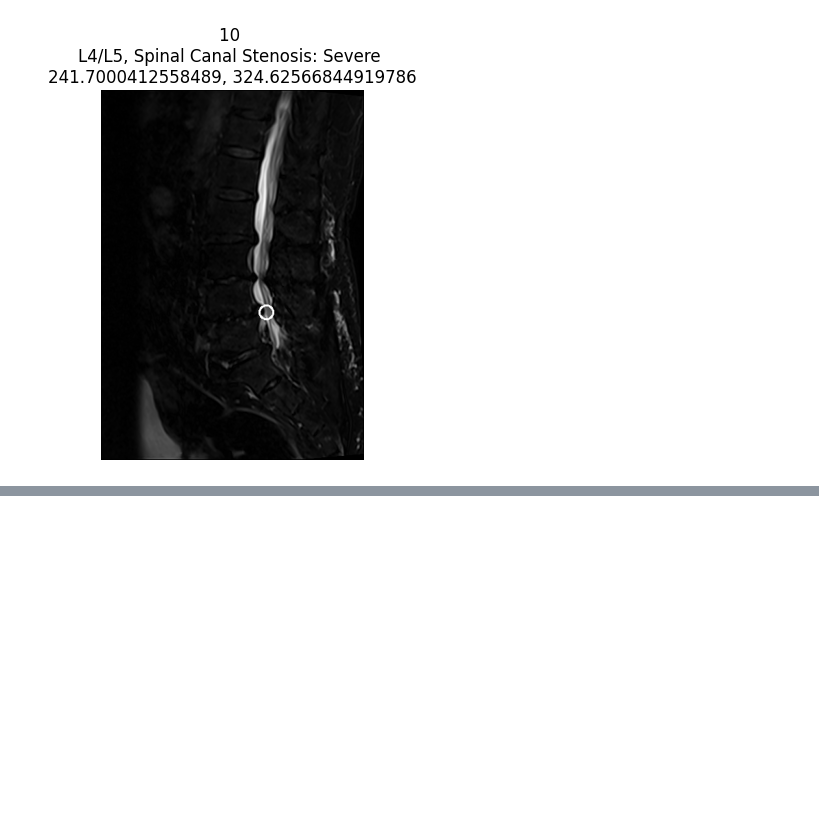
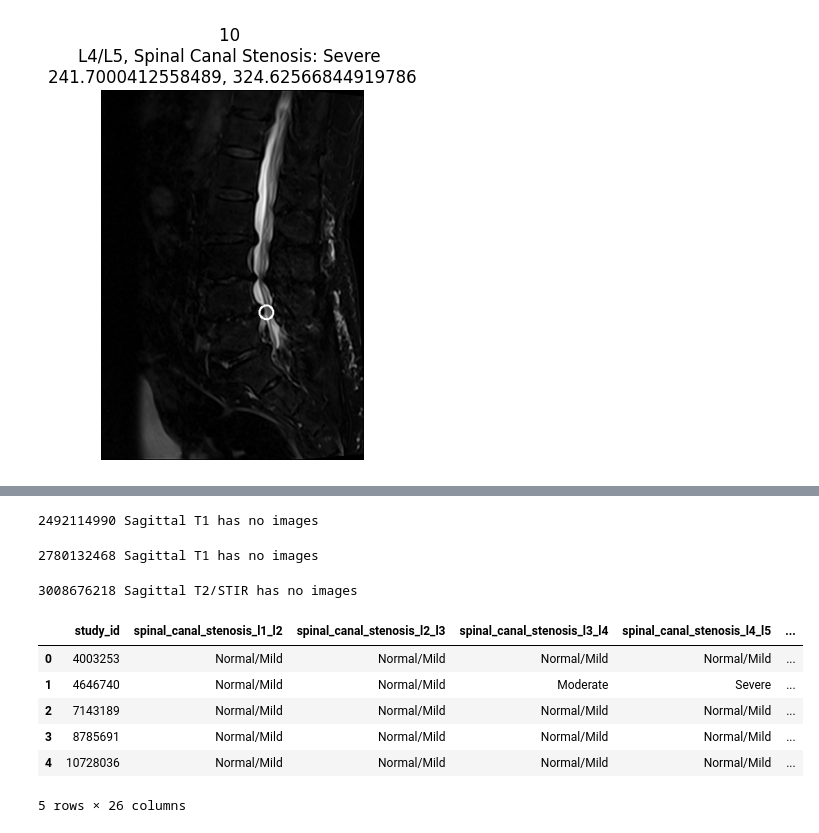
Before and after one commit to rickkosse/RSNA-2024-Lumbar-Spine-Degenerative-Classification, a Jupyter notebook: anatomy-image-visualization-overview-rsna-raids.ipynb, the cells around one changed output, grey strips where cells are left out. Cells and saved outputs as stored; diff of their text form; code cells hidden in the pictures; blank space fills up the shorter version.

```diff
--- a/anatomy-image-visualization-overview-rsna-raids.ipynb
+++ b/anatomy-image-visualization-overview-rsna-raids.ipynb
@@ -253,0 +213,48 @@ show_images_grid(images_list[0])
+# %%
+for idx, si in enumerate(tqdm(st_ids, total=len(st_ids))):
+    pdf = df[df['study_id']==si]
+    for ds in desc:
+        ds_ = ds.replace('/', '_')
+        pdf_ = pdf[pdf['series_description']==ds]
+        os.makedirs(f'cvt_png/{si}/{ds_}', exist_ok=True)
+        allimgs = []
+        for i, row in pdf_.iterrows():
+            pimgs = glob.glob(f'{rd}/train_images/{row["study_id"]}/{row["series_id"]}/*.dcm')
+            pimgs = sorted(pimgs, key=natural_keys)
+            allimgs.extend(pimgs)
+
+        if len(allimgs)==0:
+            print(si, ds, 'has no images')
+            continue
+
+        if ds == 'Axial T2':
+            for j, impath in enumerate(allimgs):
+                dst = f'cvt_png/{si}/{ds}/{j:03d}.png'
+                imread_and_imwirte(impath, dst)
+
+        elif ds == 'Sagittal T2/STIR':
+
+            step = len(allimgs) / 10.0
+            st = len(allimgs)/2.0 - 4.0*step
+            end = len(allimgs)+0.0001
+            for j, i in enumerate(np.arange(st, end, step)):
+                dst = f'cvt_png/{si}/{ds_}/{j:03d}.png'
+                ind2 = max(0, int((i-0.5001).round()))
+                imread_and_imwirte(allimgs[ind2], dst)
+
+            assert len(glob.glob(f'cvt_png/{si}/{ds_}/*.png'))==10
+
+        elif ds == 'Sagittal T1':
+            step = len(allimgs) / 10.0
+            st = len(allimgs)/2.0 - 4.0*step
+            end = len(allimgs)+0.0001
+            for j, i in enumerate(np.arange(st, end, step)):
+                dst = f'cvt_png/{si}/{ds}/{j:03d}.png'
+                ind2 = max(0, int((i-0.5001).round()))
+                imread_and_imwirte(allimgs[ind2], dst)
+
+            assert len(glob.glob(f'cvt_png/{si}/{ds}/*.png'))==10
+# %% [output]
+2492114990 Sagittal T1 has no images
+2780132468 Sagittal T1 has no images
+3008676218 Sagittal T2/STIR has no images
@@ -253,0 +302,11 @@ show_images_grid(images_list[0])
+# %%
+df = pd.read_csv(f'{rd}/train.csv')
+df.head()
+# %% [output]
+|  | study_id | spinal_canal_stenosis_l1_l2 | spinal_canal_stenosis_l2_l3 | spinal_canal_stenosis_l3_l4 | spinal_canal_stenosis_l4_l5 | ... |
+| 0 | 4003253 | Normal/Mild | Normal/Mild | Normal/Mild | Normal/Mild | ... |
+| 1 | 4646740 | Normal/Mild | Normal/Mild | Moderate | Severe | ... |
+| 2 | 7143189 | Normal/Mild | Normal/Mild | Normal/Mild | Normal/Mild | ... |
+| 3 | 8785691 | Normal/Mild | Normal/Mild | Normal/Mild | Normal/Mild | ... |
+| 4 | 10728036 | Normal/Mild | Normal/Mild | Normal/Mild | Normal/Mild | ... |
+5 rows × 26 columns
```
Also changed, not shown: parts of 21 cells of this notebook.
